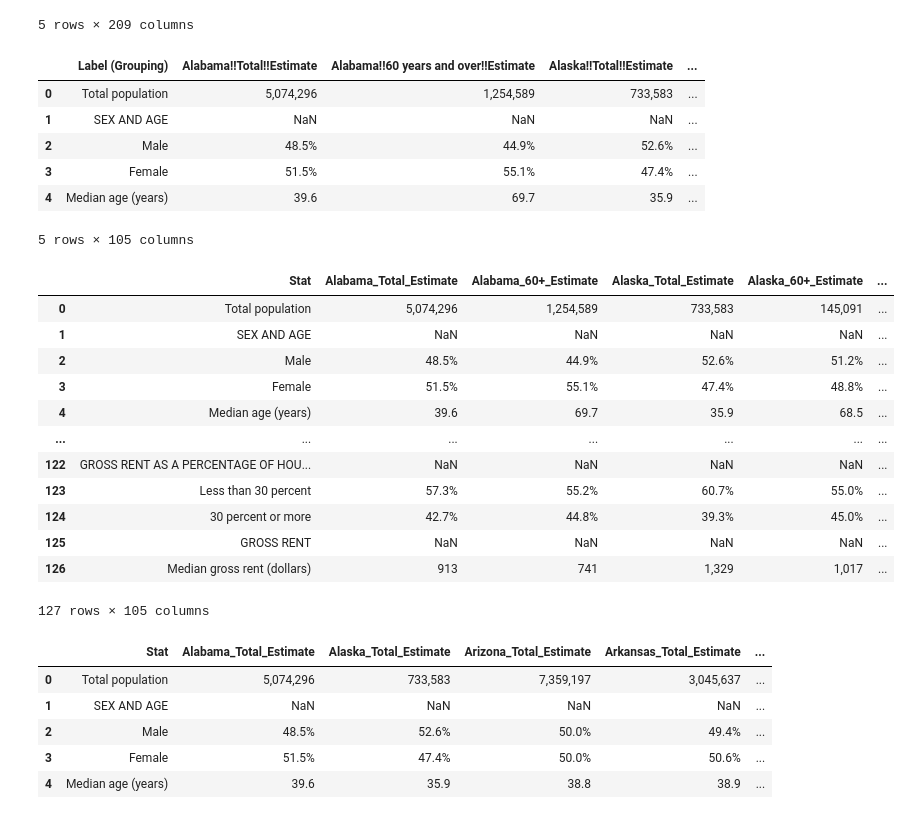
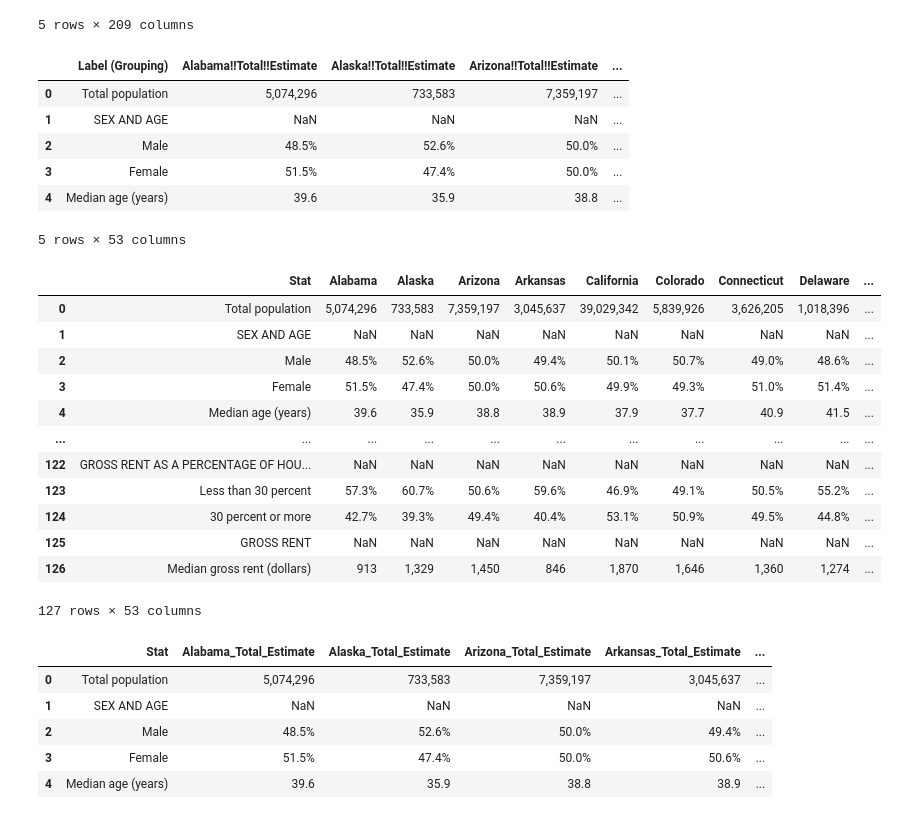
Before and after one commit to imnana18/project1_group07, a Jupyter notebook: project_files/clean_age_census_data.ipynb, the cells around one changed output. Saved outputs shown, nothing was run; the diff lists cells and outputs as text; code cells hidden in the pictures.

Commit message:
rename state fields in age data

```diff
--- a/project_files/clean_age_census_data.ipynb
+++ b/project_files/clean_age_census_data.ipynb
@@ -22,33 +22,36 @@ census_df.head()
 # %%
 # Drop all columns with margin in name
 census_df.drop(census_df.filter(regex='Margin').columns, axis=1, inplace=True)
+
+# Drop 60+ columns
+census_df.drop(census_df.filter(regex='60').columns, axis=1, inplace=True)
 census_df.head()
 # %% [output]
-|  | Label (Grouping) | Alabama!!Total!!Estimate | Alabama!!60 years and over!!Estimate | Alaska!!Total!!Estimate | ... |
-| 0 | Total population | 5,074,296 | 1,254,589 | 733,583 | ... |
+|  | Label (Grouping) | Alabama!!Total!!Estimate | Alaska!!Total!!Estimate | Arizona!!Total!!Estimate | ... |
+| 0 | Total population | 5,074,296 | 733,583 | 7,359,197 | ... |
 | 1 | SEX AND AGE | NaN | NaN | NaN | ... |
-| 2 | Male | 48.5% | 44.9% | 52.6% | ... |
-| 3 | Female | 51.5% | 55.1% | 47.4% | ... |
-| 4 | Median age (years) | 39.6 | 69.7 | 35.9 | ... |
+| 2 | Male | 48.5% | 52.6% | 50.0% | ... |
+| 3 | Female | 51.5% | 47.4% | 50.0% | ... |
+| 4 | Median age (years) | 39.6 | 35.9 | 38.8 | ... |
-5 rows × 105 columns
+5 rows × 53 columns
 # %%
 # Rename the columns to be more readable
-renamed_census_df = census_df.rename(columns=lambda x: x.replace('!!60 years and over!!Estimate', '_60+_Estimate'))
-renamed_census_df = renamed_census_df.rename(columns=lambda x: x.replace('!!Total!!Estimate', '_Total_Estimate'))
+# renamed_census_df = census_df.rename(columns=lambda x: x.replace('!!60 years and over!!Estimate', '_60+_Estimate'))
+renamed_census_df = census_df.rename(columns=lambda x: x.replace('!!Total!!Estimate', ''))
 renamed_census_df = renamed_census_df.rename(columns={"Label (Grouping)": "Stat"})
 renamed_census_df
 # %% [output]
-|  | Stat | Alabama_Total_Estimate | Alabama_60+_Estimate | Alaska_Total_Estimate | Alaska_60+_Estimate | ... |
-| 0 | Total population | 5,074,296 | 1,254,589 | 733,583 | 145,091 | ... |
-| 1 | SEX AND AGE | NaN | NaN | NaN | NaN | ... |
-| 2 | Male | 48.5% | 44.9% | 52.6% | 51.2% | ... |
-| 3 | Female | 51.5% | 55.1% | 47.4% | 48.8% | ... |
-| 4 | Median age (years) | 39.6 | 69.7 | 35.9 | 68.5 | ... |
-| ... | ... | ... | ... | ... | ... | ... |
-| 122 | GROSS RENT AS A PERCENTAGE OF HOU... | NaN | NaN | NaN | NaN | ... |
-| 123 | Less than 30 percent | 57.3% | 55.2% | 60.7% | 55.0% | ... |
-| 124 | 30 percent or more | 42.7% | 44.8% | 39.3% | 45.0% | ... |
-| 125 | GROSS RENT | NaN | NaN | NaN | NaN | ... |
-| 126 | Median gross rent (dollars) | 913 | 741 | 1,329 | 1,017 | ... |
+|  | Stat | Alabama | Alaska | Arizona | Arkansas | California | Colorado | Connecticut | Delaware | ... |
+| 0 | Total population | 5,074,296 | 733,583 | 7,359,197 | 3,045,637 | 39,029,342 | 5,839,926 | 3,626,205 | 1,018,396 | ... |
+| 1 | SEX AND AGE | NaN | NaN | NaN | NaN | NaN | NaN | NaN | NaN | ... |
+| 2 | Male | 48.5% | 52.6% | 50.0% | 49.4% | 50.1% | 50.7% | 49.0% | 48.6% | ... |
+| 3 | Female | 51.5% | 47.4% | 50.0% | 50.6% | 49.9% | 49.3% | 51.0% | 51.4% | ... |
+| 4 | Median age (years) | 39.6 | 35.9 | 38.8 | 38.9 | 37.9 | 37.7 | 40.9 | 41.5 | ... |
+| ... | ... | ... | ... | ... | ... | ... | ... | ... | ... | ... |
+| 122 | GROSS RENT AS A PERCENTAGE OF HOU... | NaN | NaN | NaN | NaN | NaN | NaN | NaN | NaN | ... |
+| 123 | Less than 30 percent | 57.3% | 60.7% | 50.6% | 59.6% | 46.9% | 49.1% | 50.5% | 55.2% | ... |
+| 124 | 30 percent or more | 42.7% | 39.3% | 49.4% | 40.4% | 53.1% | 50.9% | 49.5% | 44.8% | ... |
+| 125 | GROSS RENT | NaN | NaN | NaN | NaN | NaN | NaN | NaN | NaN | ... |
+| 126 | Median gross rent (dollars) | 913 | 1,329 | 1,450 | 846 | 1,870 | 1,646 | 1,360 | 1,274 | ... |
-127 rows × 105 columns
+127 rows × 53 columns
 # %%
```
Also changed, not shown: parts of 3 cells of this notebook, 1 other file.
